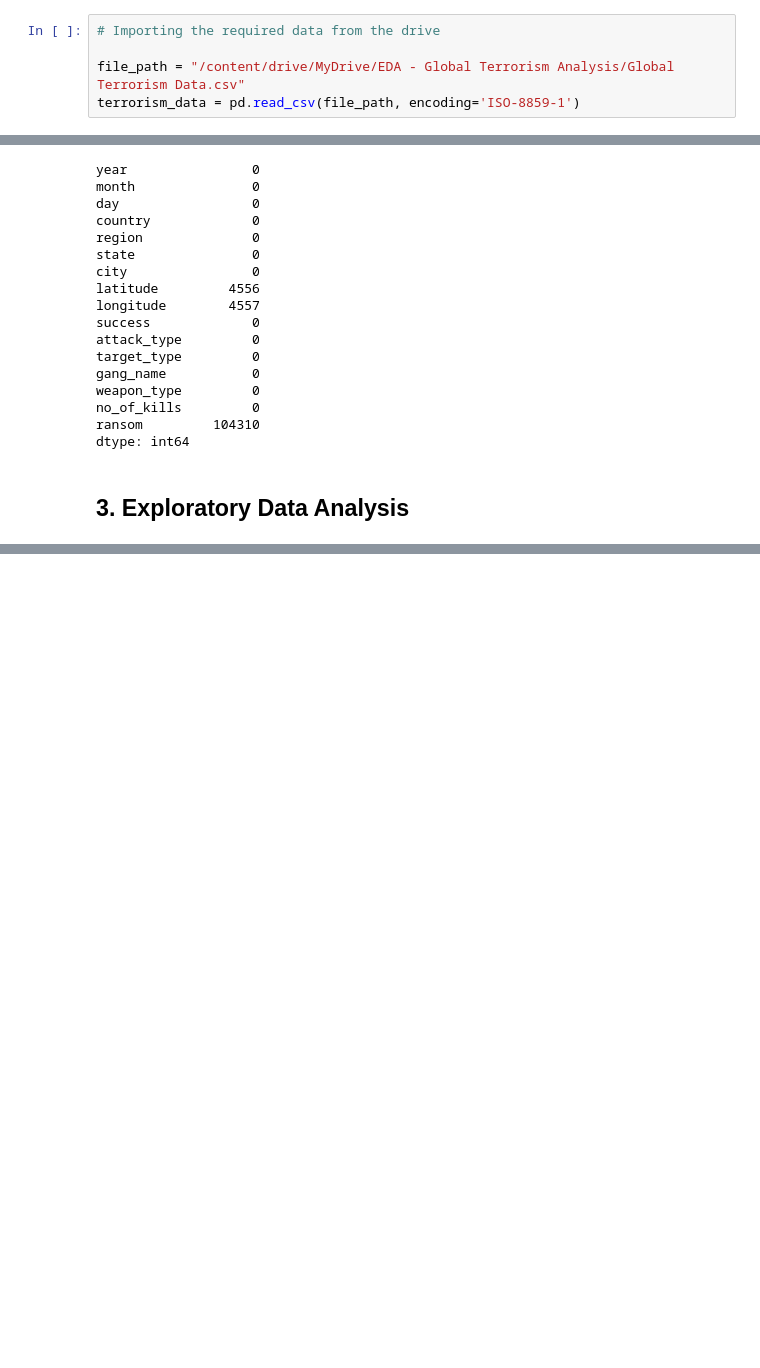
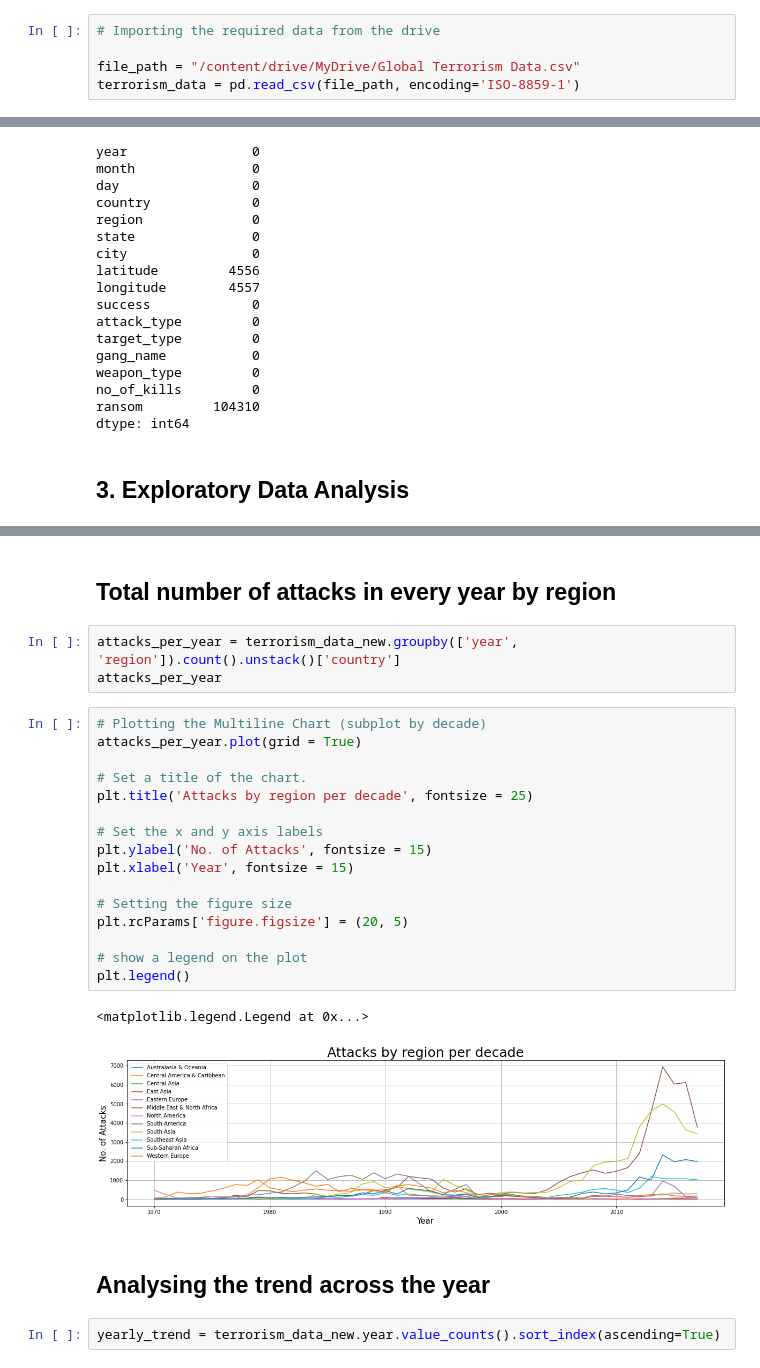
Before and after one commit to Dshivank/EDA-Global-Terrorism-Analysis, a Jupyter notebook: Global_Terrorism_Analysis_Capstone_Project.ipynb, the cells around one changed output, grey strips where cells are left out. Cells and saved outputs as stored; diff of their text form; blank space fills up the shorter version.

Commit message:
Global Terrorism Analysis Capstone Project progress 3

```diff
--- a/Global_Terrorism_Analysis_Capstone_Project.ipynb
+++ b/Global_Terrorism_Analysis_Capstone_Project.ipynb
@@ -28,7 +28,7 @@ Mounted at /content/drive
 # %%
 # Importing the required data from the drive
 
-file_path = "/content/drive/MyDrive/EDA - Global Terrorism Analysis/Global Terrorism Data.csv"
+file_path = "/content/drive/MyDrive/Global Terrorism Data.csv"
 terrorism_data = pd.read_csv(file_path, encoding='ISO-8859-1')
 # %%
 # Checking the data with the head method
@@ -188,0 +197,28 @@ dtype: int64
+# %% [markdown]
+## <b> Total number of attacks in every year by region
+# %%
+attacks_per_year = terrorism_data_new.groupby(['year', 'region']).count().unstack()['country']
+attacks_per_year
+# %%
+# Plotting the Multiline Chart (subplot by decade)
+attacks_per_year.plot(grid = True)
+
+# Set a title of the chart.
+plt.title('Attacks by region per decade', fontsize = 25)
+
+# Set the x and y axis labels
+plt.ylabel('No. of Attacks', fontsize = 15)
+plt.xlabel('Year', fontsize = 15)
+
+# Setting the figure size
+plt.rcParams['figure.figsize'] = (20, 5)
+
+# show a legend on the plot
+plt.legend()
+# %% [output]
+<matplotlib.legend.Legend at 0x...>
+[figure, added]
+# %% [markdown]
+## <b> Analysing the trend across the year
+# %%
+yearly_trend = terrorism_data_new.year.value_counts().sort_index(ascending=True)
```
Also changed, not shown: parts of 6 cells of this notebook.
